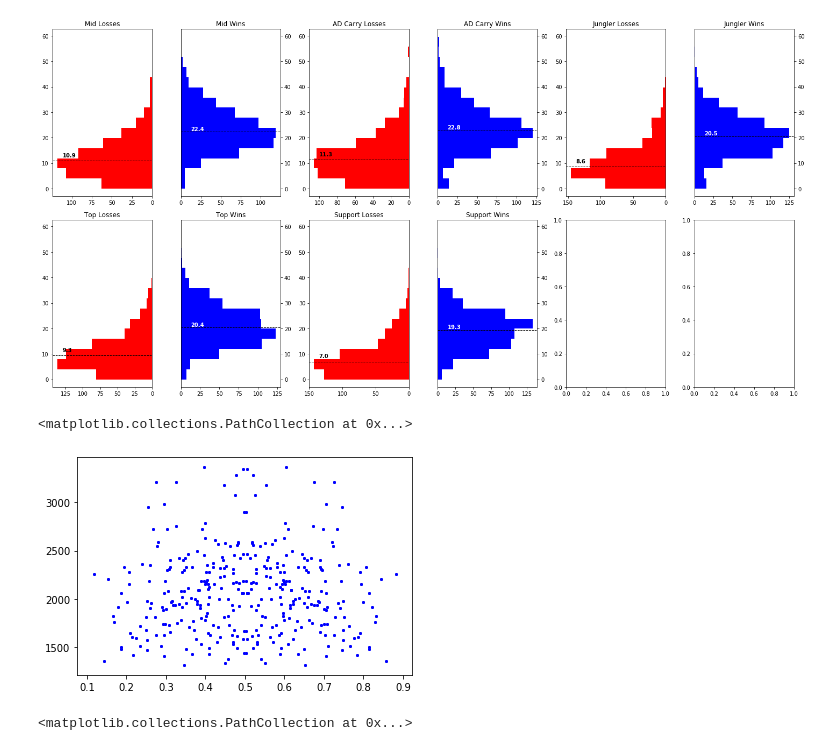
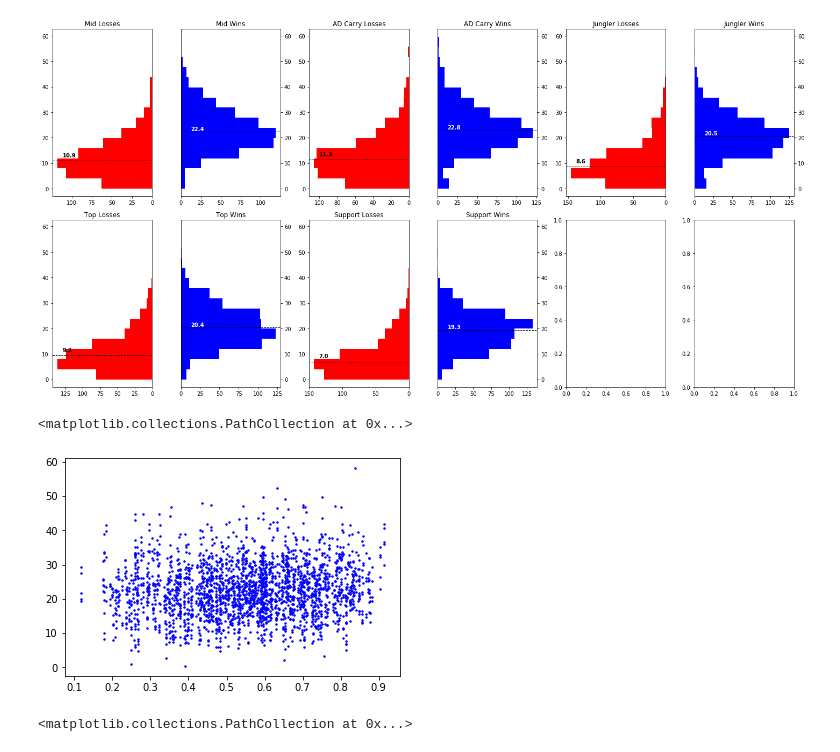
Before and after one commit to alexikerd/FLCS, a Jupyter notebook: FLCS_VIS.ipynb, the cells around one changed output. Cells and saved outputs as stored; diff of their text form; code cells hidden in the pictures.

```diff
--- a/FLCS_VIS.ipynb
+++ b/FLCS_VIS.ipynb
@@ -15,9 +15,9 @@ cur = conn.connection.cursor()
 
 
 team_table = pd.read_sql("SELECT Split, CEIL(ROW_NUMBER() OVER (PARTITION BY Team ORDER BY Split)/2)AS Week, Team, Opponent, CASE WHEN Result = 'L' THEN 0 ELSE 1 END AS Result, Points, Region FROM team ORDER BY Split,Week",con=e)
-player_table = pd.read_sql("SELECT Split,(Week + (Split-1)*9) AS Week, UPPER(Player) Player, CASE WHEN Player = 'xPeke' AND Position = 'Mid, AD Carry' AND Week > 3 THEN 'AD Carry' WHEN Player = 'xPeke' AND Position = 'Mid, AD Carry' THEN 'Mid' WHEN Player = 'Piglet' AND Position = 'Mid, AD Carry' AND Week > 4 THEN 'Mid' WHEN Player = 'Piglet' AND Position = 'Mid, AD Carry' THEN 'AD Carry' WHEN Player = 'Nukeduck' AND Position = 'Mid, AD Carry' AND week > 2 THEN 'Support' WHEN Player = 'Nukeduck' AND position = 'Mid, AD Carry' THEN 'Mid' ELSE Position END AS Position, Team, Opponent, CASE WHEN Result = 'L' THEN 0 ELSE 1 END AS Result, Points, Region FROM player ORDER BY Split, Week ",con=e)
-combined_table = pd.read_sql("SELECT p.Split,(p.Week + (p.Split-1)*9) AS Week,UPPER(p.Player) Player,CASE WHEN Player = 'xPeke' AND Position = 'Mid, AD Carry' AND Week > 3 THEN 'AD Carry' WHEN Player = 'xPeke' AND Position = 'Mid, AD Carry' THEN 'Mid' WHEN Player = 'Piglet' AND Position = 'Mid, AD Carry' AND Week > 4 THEN 'Mid' WHEN Player = 'Piglet' AND Position = 'Mid, AD Carry' THEN 'AD Carry' WHEN Player = 'Nukeduck' AND Position = 'Mid, AD Carry' AND week > 2 THEN 'Support' WHEN Player = 'Nukeduck' AND position = 'Mid, AD Carry' THEN 'Mid' ELSE Position END AS Position,p.Team,p.Opponent,CASE WHEN p.Result = 'W' THEN 1 WHEN p.Result = 'L' THEN 0 ELSE NULL END AS Result,p.Points,t.Points AS TeamPoints, p.Region FROM player p JOIN team t ON t.Split = p.Split AND t.Team = p.Team AND t.Opponent = p.Opponent ORDER BY Split, Week;",con=e)
-elo_table = pd.read_sql("SELECT l.Split, l.Week, p.Player, p.Position, l.Team, l.Opponent, CASE WHEN l.Result = 0 THEN 0 ELSE 1 END AS Result, p.Points, l.Points Team_Points, l.Team_ELO, l.Opp_ELO, l.Team_ELO - l.Opp_ELO ELO_Diff, (POWER(10,Team_ELO/400)/(POWER(10,Team_ELO/400) + POWER(10,Opp_ELO/400))) Probability, Region, GameTime FROM elo l JOIN (SELECT Split,(Week + (Split-1)*9) AS Week, UPPER(Player) Player, CASE WHEN Player = 'xPeke' AND Position = 'Mid, AD Carry' AND Week > 3 THEN 'AD Carry' WHEN Player = 'xPeke' AND Position = 'Mid, AD Carry' THEN 'Mid' WHEN Player = 'Piglet' AND Position = 'Mid, AD Carry' AND Week > 4 THEN 'Mid' WHEN Player = 'Piglet' AND Position = 'Mid, AD Carry' THEN 'AD Carry' WHEN Player = 'Nukeduck' AND Position = 'Mid, AD Carry' AND week > 2 THEN 'Support' WHEN Player = 'Nukeduck' AND position = 'Mid, AD Carry' THEN 'Mid' ELSE Position END AS Position, Team, Opponent, CASE WHEN Result = 'L' THEN 0 ELSE 1 END AS Result, Points FROM player) p ON p.Week = l.Week AND p.Team = l.Team AND p.Opponent = l.Opponent AND p.Split = l.Split WHERE l.Split IN (7) AND p.Points <> 0 ORDER BY Week, Team, Player",con=e)
+player_table = pd.read_sql("SELECT Split,(Week + (Split-1)*9) AS Week, UPPER(Player) Player, CASE WHEN Player = 'xPeke' AND Position = 'Mid, AD Carry' AND Week > 3 THEN 'AD Carry' WHEN Player = 'xPeke' AND Position = 'Mid, AD Carry' THEN 'Mid' WHEN Player = 'Piglet' AND Position = 'Mid, AD Carry' AND Week > 4 THEN 'Mid' WHEN Player = 'Piglet' AND Position = 'Mid, AD Carry' THEN 'AD Carry' WHEN Player = 'Nukeduck' AND Position = 'Mid, AD Carry' AND week > 2 THEN 'Support' WHEN Player = 'Nukeduck' AND position = 'Mid, AD Carry' THEN 'Mid' ELSE Position END AS Position, Team, Opponent, CASE WHEN Result = 'L' THEN 0 ELSE 1 END AS Result, Points, Region FROM player WHERE Points <> 0 ORDER BY Split, Week ",con=e)
+combined_table = pd.read_sql("SELECT p.Split,(p.Week + (p.Split-1)*9) AS Week,UPPER(p.Player) Player,CASE WHEN Player = 'xPeke' AND Position = 'Mid, AD Carry' AND Week > 3 THEN 'AD Carry' WHEN Player = 'xPeke' AND Position = 'Mid, AD Carry' THEN 'Mid' WHEN Player = 'Piglet' AND Position = 'Mid, AD Carry' AND Week > 4 THEN 'Mid' WHEN Player = 'Piglet' AND Position = 'Mid, AD Carry' THEN 'AD Carry' WHEN Player = 'Nukeduck' AND Position = 'Mid, AD Carry' AND week > 2 THEN 'Support' WHEN Player = 'Nukeduck' AND position = 'Mid, AD Carry' THEN 'Mid' ELSE Position END AS Position,p.Team,p.Opponent,CASE WHEN p.Result = 'W' THEN 1 WHEN p.Result = 'L' THEN 0 ELSE NULL END AS Result,p.Points,t.Points AS TeamPoints, p.Region FROM player p JOIN team t ON t.Split = p.Split AND t.Team = p.Team AND t.Opponent = p.Opponent WHERE p.Points <> 0 ORDER BY Split, Week;",con=e)
+elo_table = pd.read_sql("SELECT l.Split, l.Week, p.Player, p.Position, l.Team, l.Opponent, CASE WHEN l.Result = 0 THEN 0 ELSE 1 END AS Result, p.Points, l.Points Team_Points, l.Team_ELO, l.Opp_ELO, l.Team_ELO - l.Opp_ELO ELO_Diff, (l.Team_ELO + l.Opp_ELO)/2 Avg_ELO, (POWER(10,Team_ELO/400)/(POWER(10,Team_ELO/400) + POWER(10,Opp_ELO/400))) Probability, Region, GameTime FROM elo l JOIN (SELECT Split,(Week + (Split-1)*9) AS Week, UPPER(Player) Player, CASE WHEN Player = 'xPeke' AND Position = 'Mid, AD Carry' AND Week > 3 THEN 'AD Carry' WHEN Player = 'xPeke' AND Position = 'Mid, AD Carry' THEN 'Mid' WHEN Player = 'Piglet' AND Position = 'Mid, AD Carry' AND Week > 4 THEN 'Mid' WHEN Player = 'Piglet' AND Position = 'Mid, AD Carry' THEN 'AD Carry' WHEN Player = 'Nukeduck' AND Position = 'Mid, AD Carry' AND week > 2 THEN 'Support' WHEN Player = 'Nukeduck' AND position = 'Mid, AD Carry' THEN 'Mid' ELSE Position END AS Position, Team, Opponent, CASE WHEN Result = 'L' THEN 0 ELSE 1 END AS Result, Points FROM player) p ON p.Week = l.Week AND p.Team = l.Team AND p.Opponent = l.Opponent AND p.Split = l.Split WHERE l.Split IN (3,5,7) AND p.Points <> 0 ORDER BY Week, Team, Player",con=e)
 
 team_table.to_csv(r'C:\Users\Owner\Desktop\Data Projects\FLCS\team.csv',sep=',',header=True,index=False)
 player_table.to_csv(r'C:\Users\Owner\Desktop\Data Projects\FLCS\player.csv',sep=',',header=True,index=False)
@@ -579,13 +579,13 @@ plt.show()
 # %% [output]
 [figure]
 # %%
-x1 = elo_table["Probability"]
-y1 = elo_table["GameTime"]
+x1 = elo_table[elo_table["Result"]==1]["Probability"]
+y1 = elo_table[elo_table["Result"]==1]["Points"]
 
 plt.scatter(x1,y1,c='b',s=2)
 # %% [output]
 <matplotlib.collections.PathCollection at 0x...>
-[figure, old version]
+[figure, new version]
 # %%
 x1 = elo_table[elo_table["Result"]==1]["GameTime"]
 x2 = elo_table[elo_table["Result"]==0]["GameTime"]
```
Also changed, not shown: parts of 4 cells of this notebook, 1 other file.
